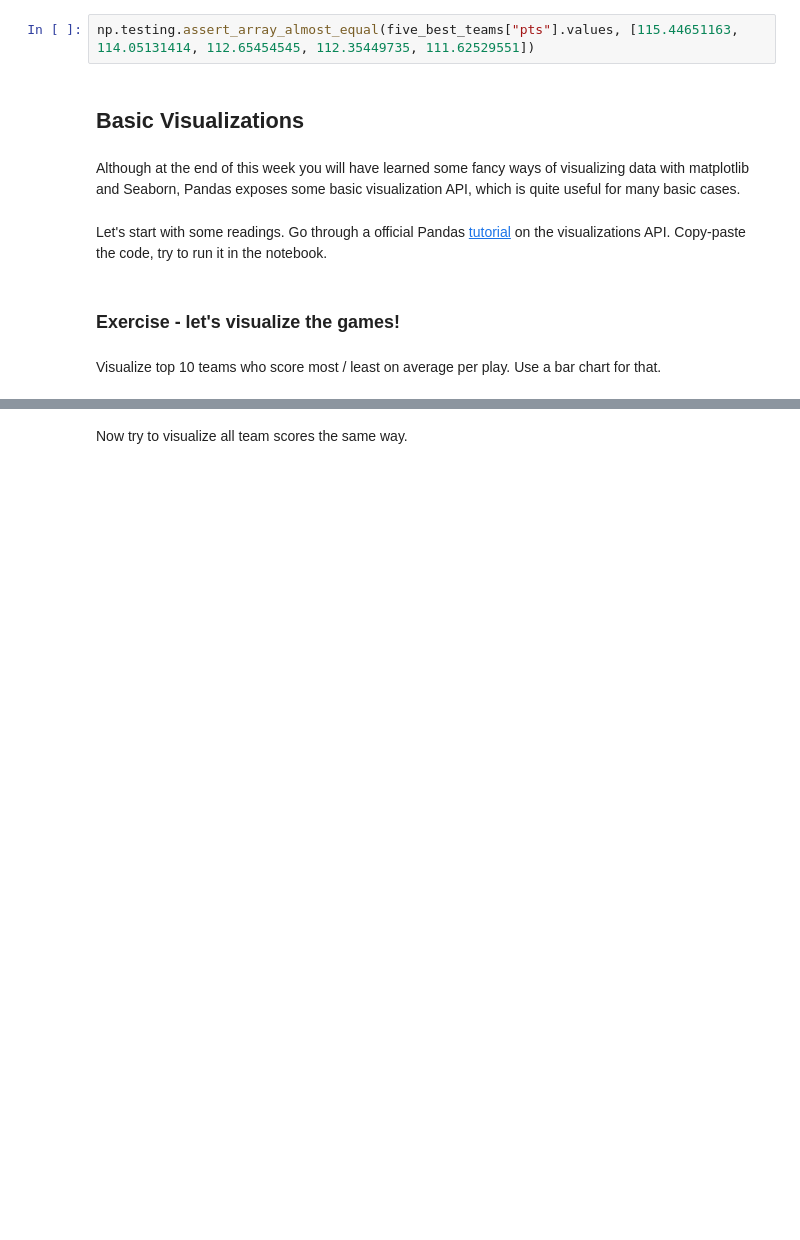
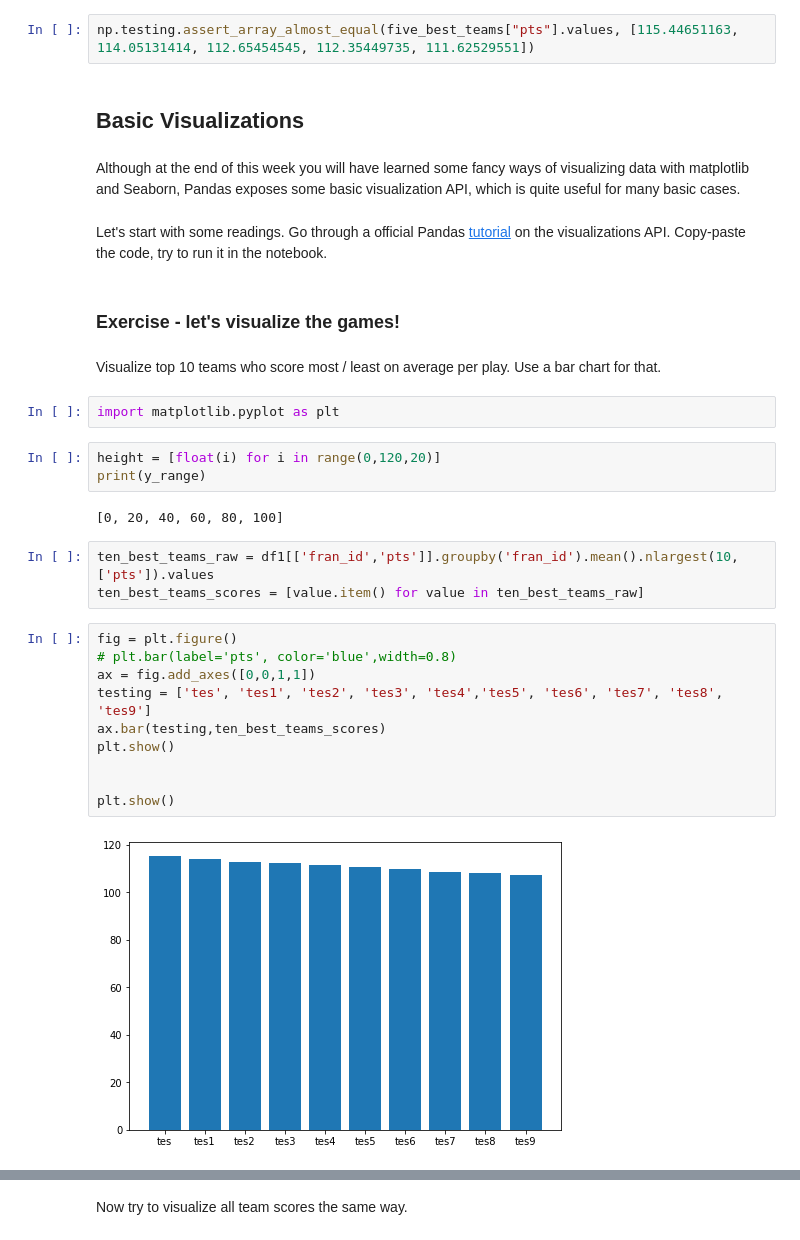
Before and after one commit to mmecius/turing_college, a Jupyter notebook: Demo_subproject.ipynb, the cells around one changed output, grey strips where cells are left out. Saved outputs shown, nothing was run; the diff lists cells and outputs as text; blank space fills up the shorter version.

Commit message:
add working on exercise - let's visualize the games!

```diff
--- a/Demo_subproject.ipynb
+++ b/Demo_subproject.ipynb
@@ -316,6 +318,28 @@ Let's start with some readings. Go through a official Pandas [tutorial](https://
 ### Exercise - let's visualize the games!
 # %% [markdown]
 Visualize top 10 teams who score most / least on average per play. Use a bar chart for that.
+# %%
+import matplotlib.pyplot as plt
+# %%
+height = [float(i) for i in range(0,120,20)]
+print(y_range)
+# %% [output]
+[0, 20, 40, 60, 80, 100]
+# %%
+ten_best_teams_raw = df1[['fran_id','pts']].groupby('fran_id').mean().nlargest(10,['pts']).values
+ten_best_teams_scores = [value.item() for value in ten_best_teams_raw]
+# %%
+fig = plt.figure()
+# plt.bar(label='pts', color='blue',width=0.8)
+ax = fig.add_axes([0,0,1,1])
+testing = ['tes', 'tes1', 'tes2', 'tes3', 'tes4','tes5', 'tes6', 'tes7', 'tes8', 'tes9']
+ax.bar(testing,ten_best_teams_scores)
+plt.show()
+
+
+plt.show()
+# %% [output]
+[figure, added]
 # %% [markdown]
 You should see a result as follows:
 <div><img src="https://i.imgur.com/io7fvju.png" /></div>
```
Also changed, not shown: parts of 3 cells of this notebook.
